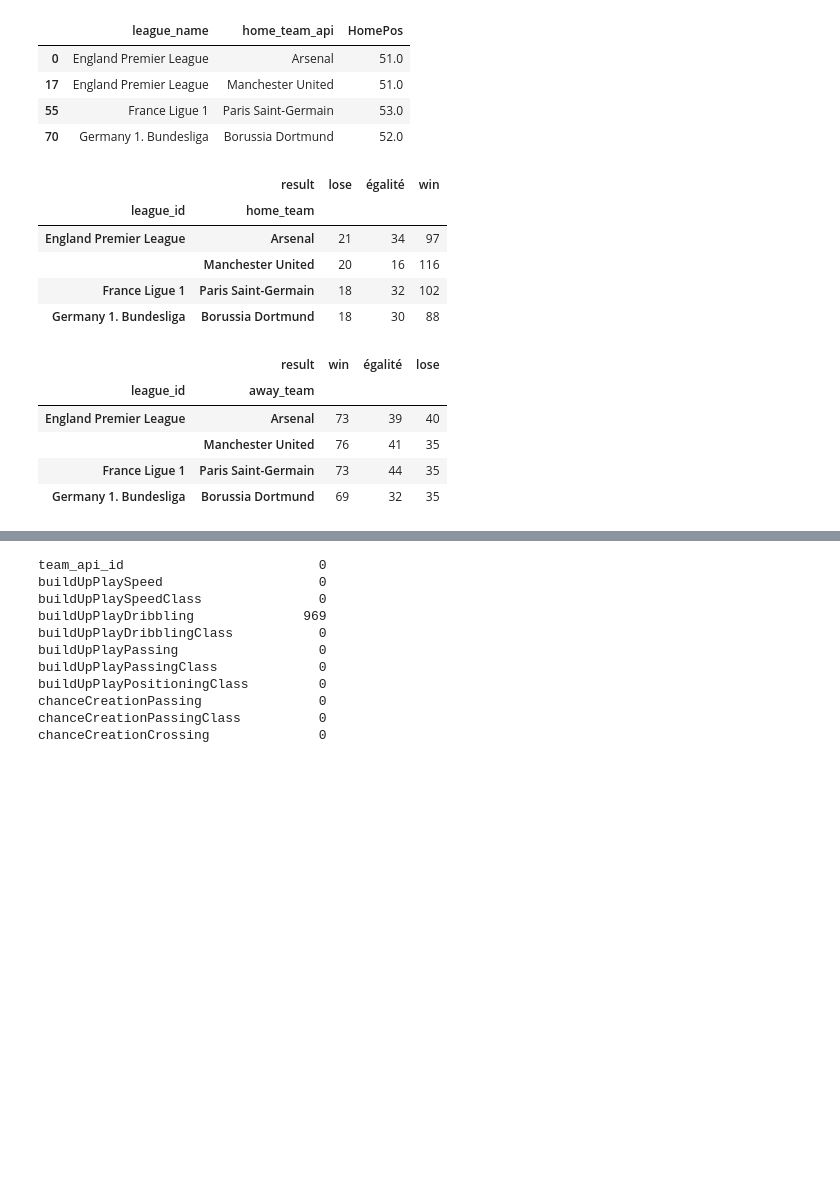
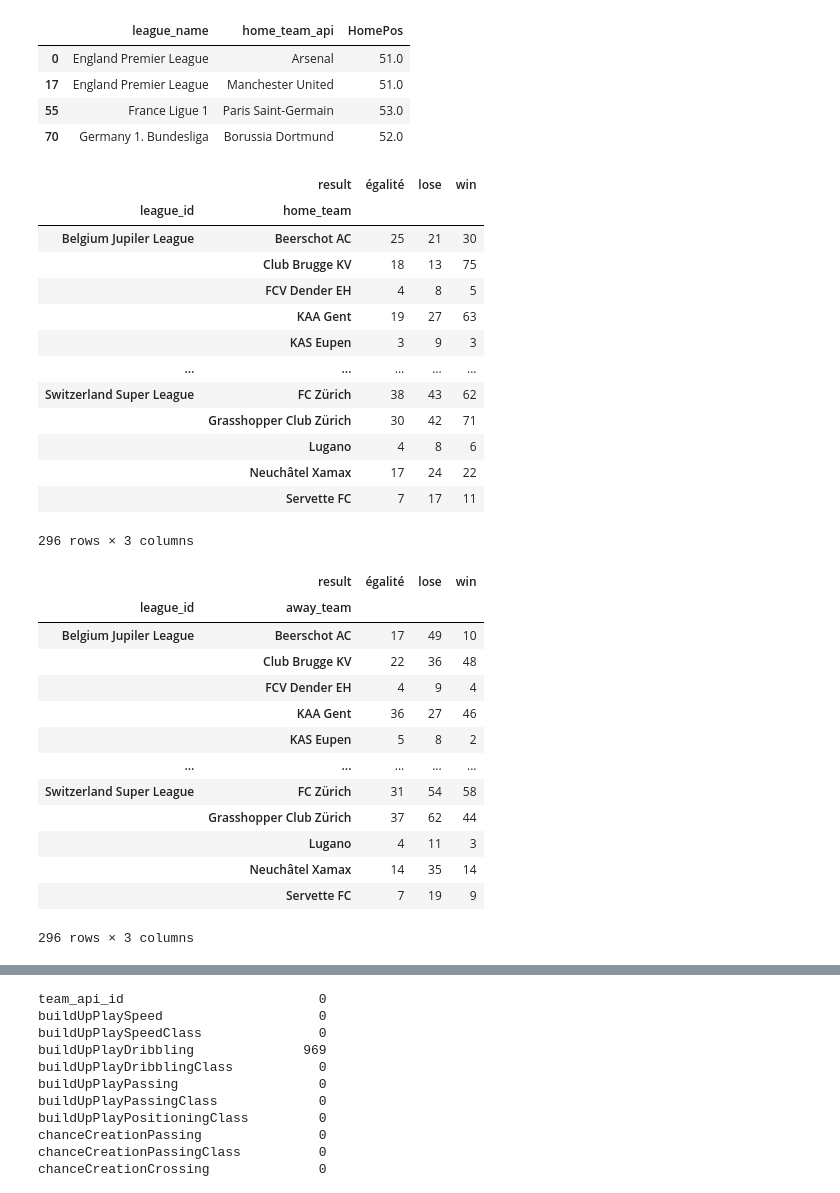
Before and after one commit to abelchageur/Mod-lisation_et_Clustering_des_Donn-es_de_Football, a Jupyter notebook: players_analyst.ipynb, the cells around one changed output, grey strips where cells are left out. Drawn from its saved outputs; the diff is of its cells as text; code cells hidden in the pictures; blank space fills up the shorter version.

```diff
--- a/players_analyst.ipynb
+++ b/players_analyst.ipynb
@@ -583,21 +533,38 @@ See the caveats in the documentation: https://pandas.pydata.org/pandas-docs/stab
 # %%
 away_results = away_results.rename(columns={'away': 'win', 'draw': 'égalité', 'home': 'lose'})
 home_results = home_results.rename(columns={'away': 'lose', 'draw': 'égalité', 'home': 'win'})
-home_results = home_results.query('(home_team == "Arsenal")|(home_team == "Borussia Dortmund")|(home_team == "Paris Saint-Germain")|(home_team == "Manchester United")')
-away_results = away_results.query('(away_team == "Arsenal")|(away_team == "Borussia Dortmund")|(away_team == "Paris Saint-Germain")|(away_team == "Manchester United")')
+home_results = home_results[['égalité','lose','win']]
+away_results = away_results[['égalité','lose','win']]
+
 display(home_results)
 display(away_results)
 # %% [output]
-|  | result | lose | égalité | win |
+|  | result | égalité | lose | win |
 | league_id | home_team |  |  |  |
-| England Premier League | Arsenal | 21 | 34 | 97 |
-|  | Manchester United | 20 | 16 | 116 |
-| France Ligue 1 | Paris Saint-Germain | 18 | 32 | 102 |
-| Germany 1. Bundesliga | Borussia Dortmund | 18 | 30 | 88 |
+| Belgium Jupiler League | Beerschot AC | 25 | 21 | 30 |
+|  | Club Brugge KV | 18 | 13 | 75 |
+|  | FCV Dender EH | 4 | 8 | 5 |
+|  | KAA Gent | 19 | 27 | 63 |
+|  | KAS Eupen | 3 | 9 | 3 |
+| ... | ... | ... | ... | ... |
+| Switzerland Super League | FC Zürich | 38 | 43 | 62 |
+|  | Grasshopper Club Zürich | 30 | 42 | 71 |
+|  | Lugano | 4 | 8 | 6 |
+|  | Neuchâtel Xamax | 17 | 24 | 22 |
+|  | Servette FC | 7 | 17 | 11 |
+296 rows × 3 columns
-|  | result | win | égalité | lose |
+|  | result | égalité | lose | win |
 | league_id | away_team |  |  |  |
-| England Premier League | Arsenal | 73 | 39 | 40 |
-|  | Manchester United | 76 | 41 | 35 |
-| France Ligue 1 | Paris Saint-Germain | 73 | 44 | 35 |
-| Germany 1. Bundesliga | Borussia Dortmund | 69 | 32 | 35 |
+| Belgium Jupiler League | Beerschot AC | 17 | 49 | 10 |
+|  | Club Brugge KV | 22 | 36 | 48 |
+|  | FCV Dender EH | 4 | 9 | 4 |
+|  | KAA Gent | 36 | 27 | 46 |
+|  | KAS Eupen | 5 | 8 | 2 |
+| ... | ... | ... | ... | ... |
+| Switzerland Super League | FC Zürich | 31 | 54 | 58 |
+|  | Grasshopper Club Zürich | 37 | 62 | 44 |
+|  | Lugano | 4 | 11 | 3 |
+|  | Neuchâtel Xamax | 14 | 35 | 14 |
+|  | Servette FC | 7 | 19 | 9 |
+296 rows × 3 columns
 # %%
```
Also changed, not shown: parts of 13 cells of this notebook.
